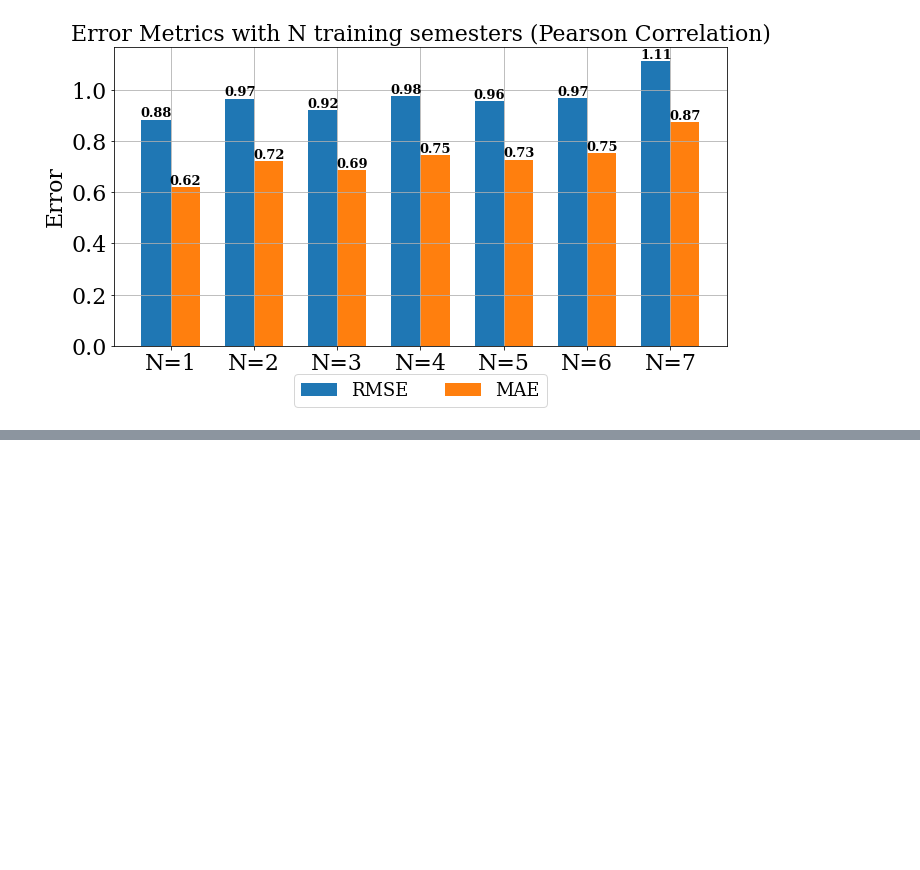
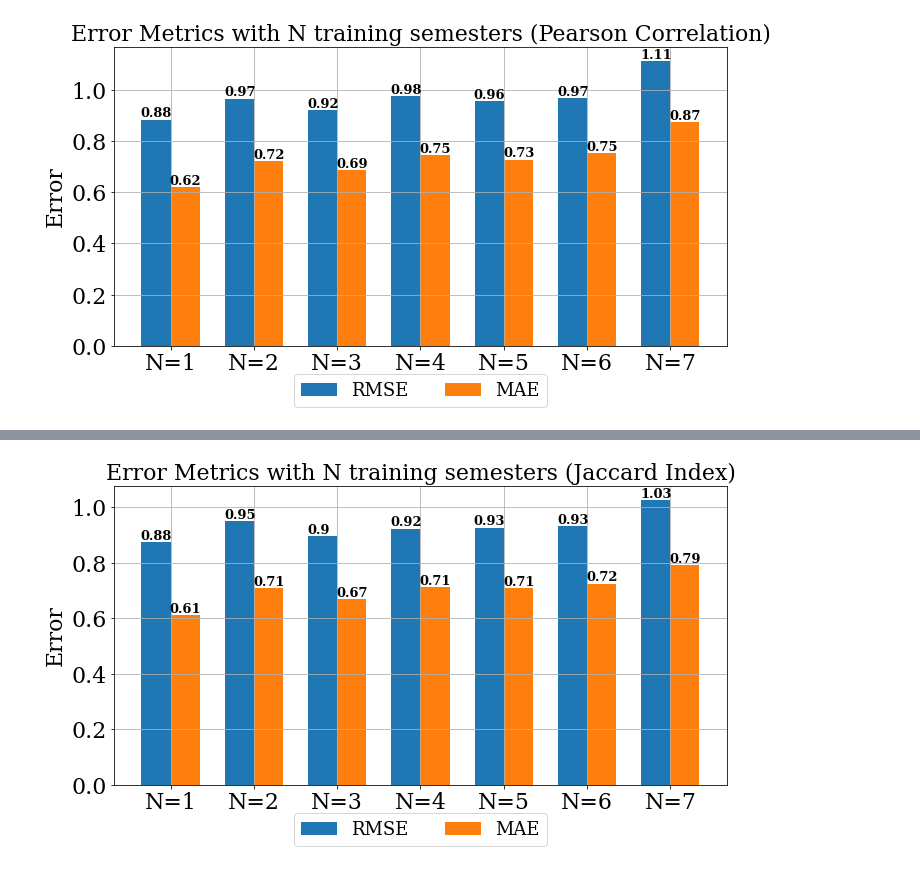
Before and after one commit to ali0jn/academic-success, a Jupyter notebook: experiments/baseline__collaborative_filtering.ipynb, the cells around one changed output, grey strips where cells are left out. Cells and saved outputs as stored; diff of their text form; code cells hidden in the pictures; blank space fills up the shorter version.

```diff
--- a/experiments/baseline__collaborative_filtering.ipynb
+++ b/experiments/baseline__collaborative_filtering.ipynb
@@ -168,0 +205,3 @@ with open('baseline_collaborative_filtering_results.json', 'w') as fw:
+# %%
+errors = predict(semester_data, recommendations.sim_jaccard, item_based=True)
+results['Jaccard Index'] = errors
@@ -168,0 +226,4 @@ with open('baseline_collaborative_filtering_results.json', 'w') as fw:
+# %%
+plot_errors(errors, 'Jaccard Index')
+# %% [output]
+[figure, added]
```
Also changed, not shown: parts of 15 cells of this notebook, 4 other files.
